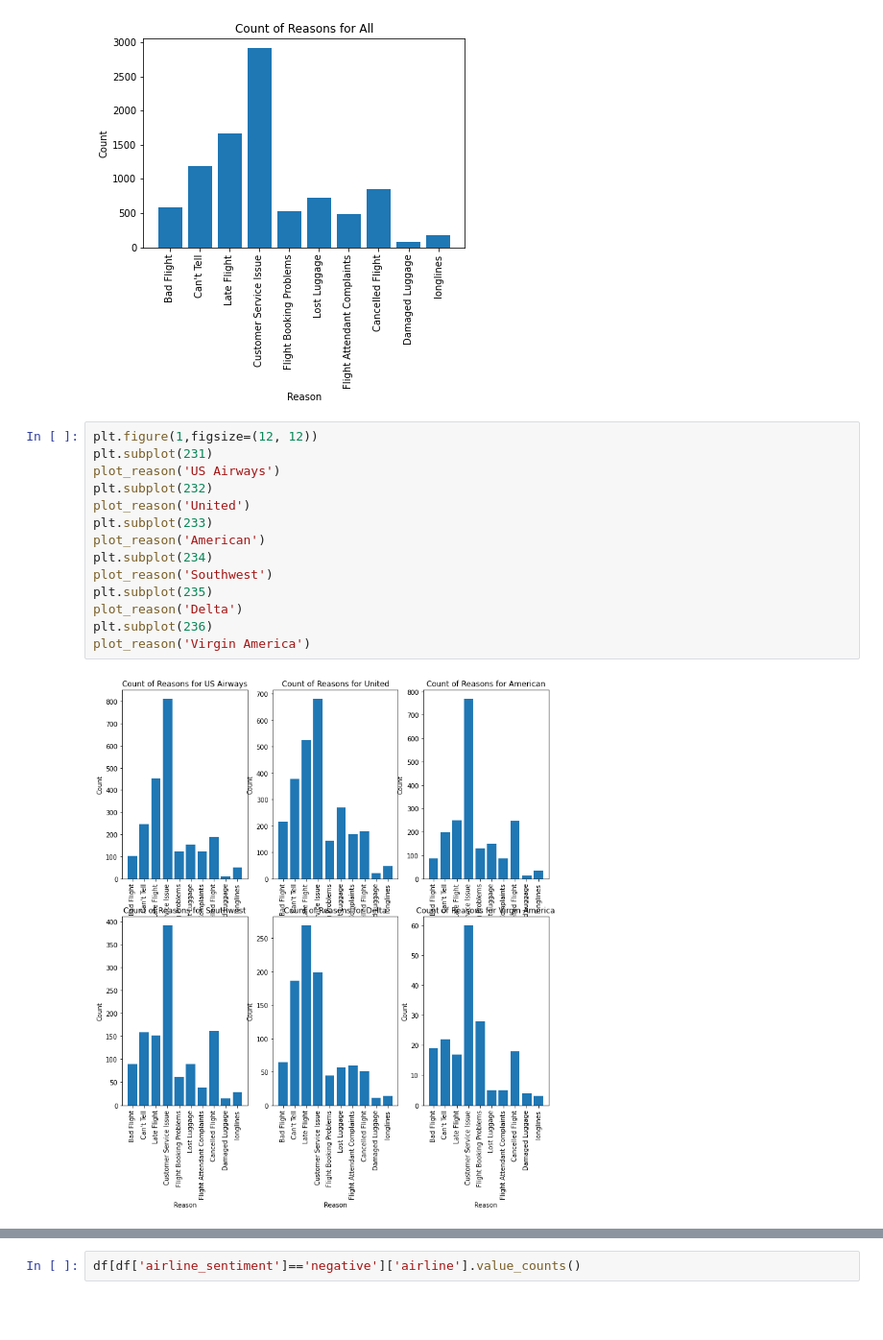
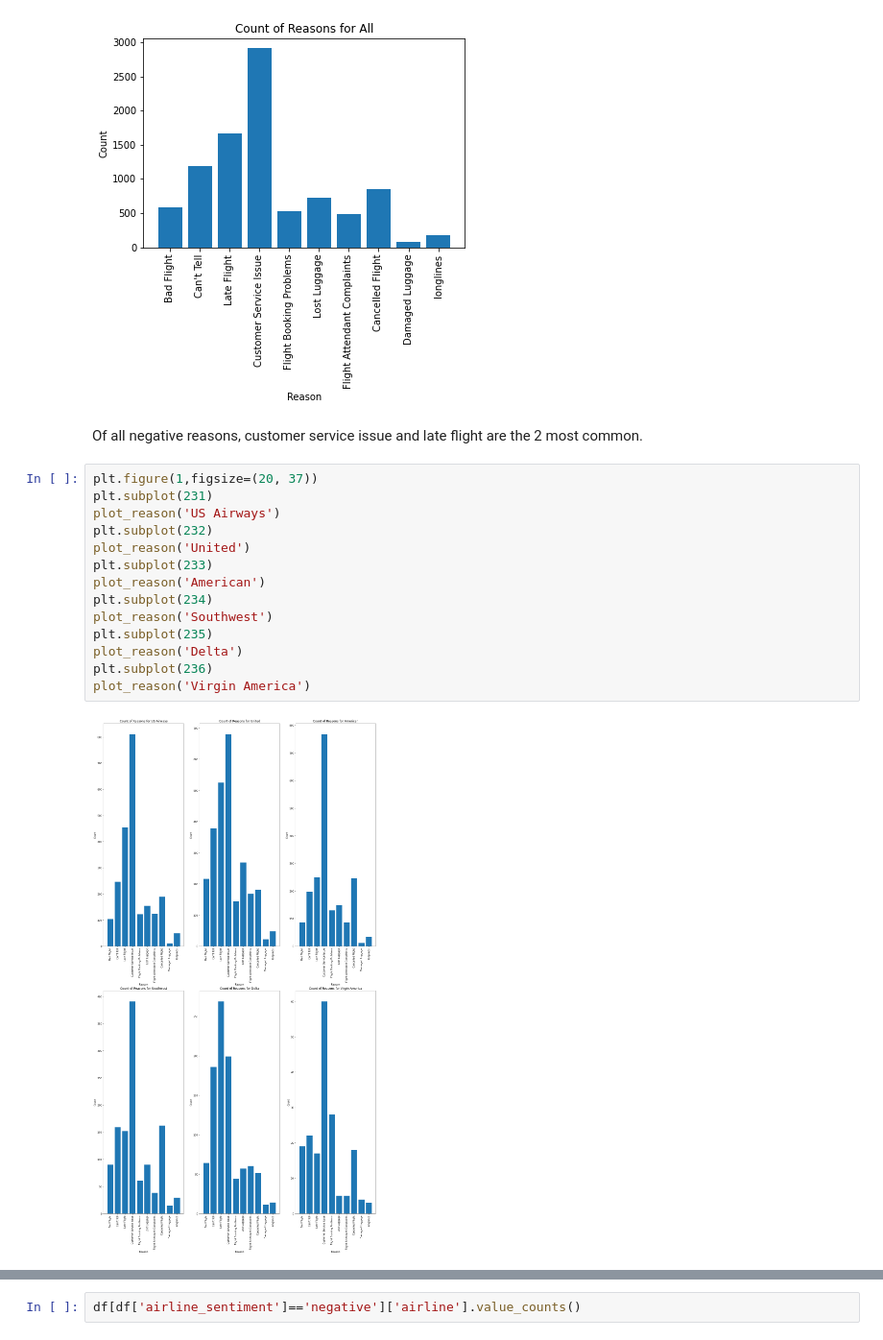
Before and after one commit to axyst/600-Project, a Jupyter notebook: rl_code.ipynb, the cells around one changed output, grey strips where cells are left out. Shown at 96% size. Saved outputs shown, nothing was run; the diff lists cells and outputs as text; blank space fills up the shorter version.

```diff
--- a/rl_code.ipynb
+++ b/rl_code.ipynb
@@ -317,19 +298,21 @@ def plot_reason(Airline):
 plot_reason('All')
 # %% [output]
 [figure]
+# %% [markdown]
+Of all negative reasons, customer service issue and late flight are the 2 most common.
 # %%
-plt.figure(1,figsize=(12, 12))
+plt.figure(1,figsize=(20, 37))
 plt.subplot(231)
 plot_reason('US Airways')
 plt.subplot(232)
 plot_reason('United')
 plt.subplot(233)
 plot_reason('American')
 plt.subplot(234)
 plot_reason('Southwest')
 plt.subplot(235)
 plot_reason('Delta')
 plt.subplot(236)
 plot_reason('Virgin America')
 # %% [output]
-[figure, old version]
+[figure, new version]
```
Also changed, not shown: parts of 44 cells of this notebook.
